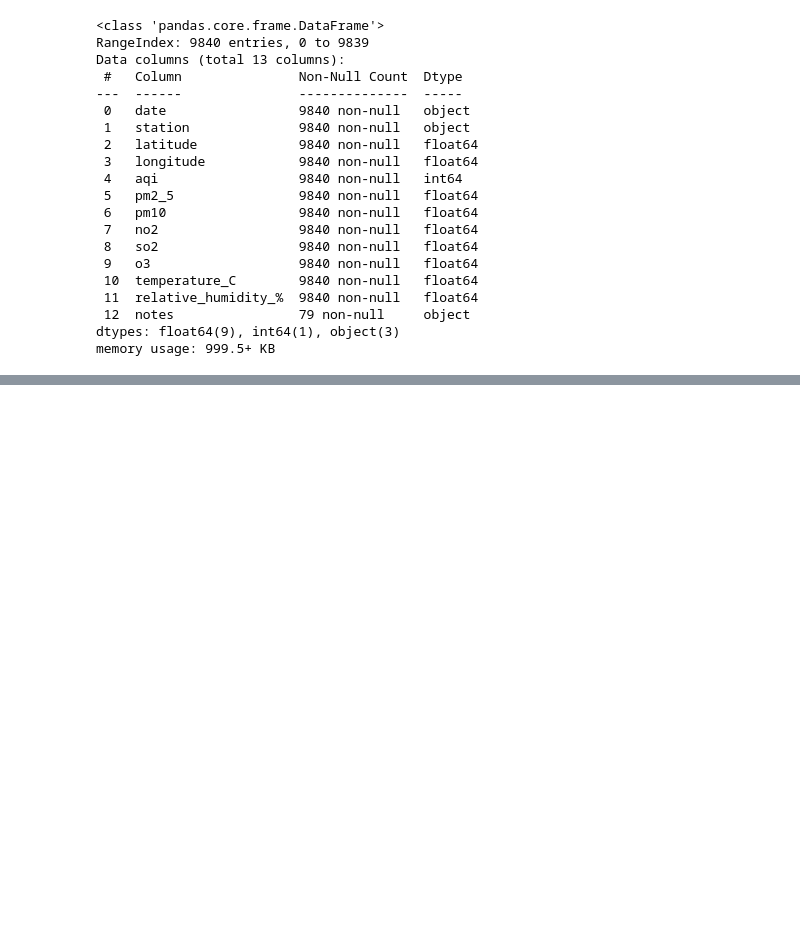
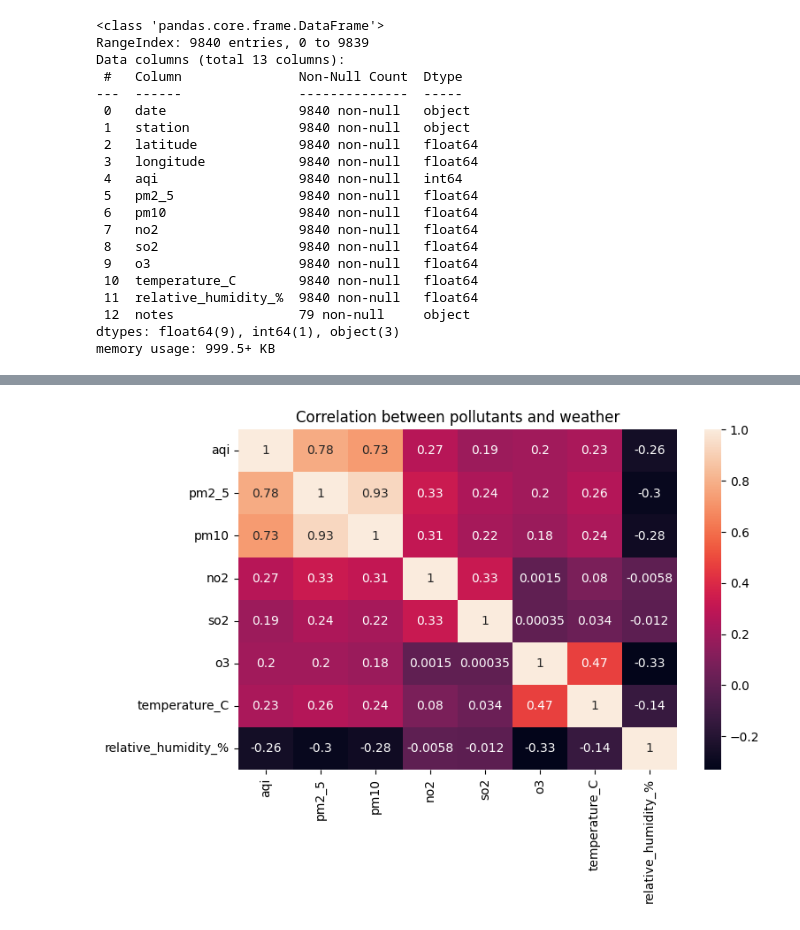
Before and after one commit to shawinCreates/Dhulo-Watch, a Jupyter notebook: notebooks/EDA.ipynb, the cells around one changed output, grey strips where cells are left out. Saved outputs shown, nothing was run; the diff lists cells and outputs as text; code cells hidden in the pictures; blank space fills up the shorter version.

```diff
--- a/notebooks/EDA.ipynb
+++ b/notebooks/EDA.ipynb
@@ -35,3 +35,5 @@ Data columns (total 13 columns):
  12  notes                79 non-null     object
 dtypes: float64(9), int64(1), object(3)
 memory usage: 999.5+ KB
+# %%
+dataset = dataset.drop(columns="notes")
@@ -37,0 +52,9 @@ memory usage: 999.5+ KB
+# %%
+numeric_columns = ['aqi', 'pm2_5', 'pm10', 'no2', 'so2', 'o3', 'temperature_C',	'relative_humidity_%']
+# %%
+plt.figure(figsize=(8,5))
+sns.heatmap(dataset[numeric_columns].corr(), annot=True)
+plt.title("Correlation between pollutants and weather")
+plt.show()
+# %% [output]
+[figure, added]
```
Also changed, not shown: parts of 8 cells of this notebook, 2 other files.
